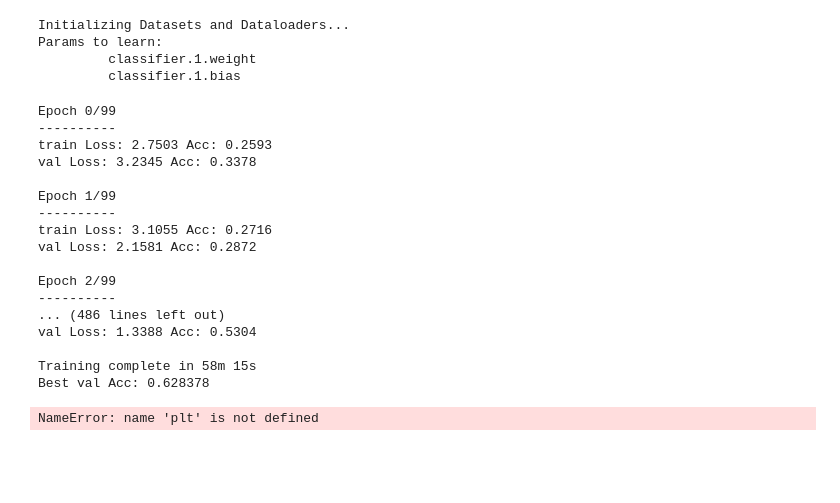
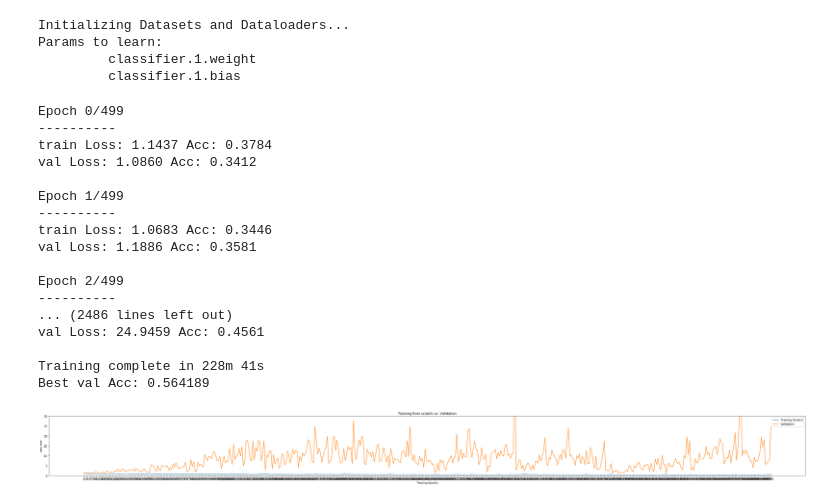
Before and after one commit to linda-benboudiaf/ImagesClassification, a Jupyter notebook: src/ImageClassificationScratch.py.ipynb, the cells around one changed output. Saved outputs shown, nothing was run; the diff lists cells and outputs as text; code cells hidden in the pictures; blank space fills up the shorter version.

```diff
--- a/src/ImageClassificationScratch.py.ipynb
+++ b/src/ImageClassificationScratch.py.ipynb
@@ -7,11 +7,11 @@ import time
 import torch.nn as nn
 import torch.optim as optim
 import numpy as np
-data_dir = "/home/lbenboudiaf/Bureau/ImageClassificationWithDeepLearning/GroceryStoreDataset/dataset/dataset2"
+data_dir = "/home/lbenboudiaf/Bureau/ImagesClassification/dataset/GroceryStoreDataset/dataset/OneClasse"
 model_name = "squeezenet"
-num_classes = 81
+num_classes = 3
 batch_size = 8
-num_epochs = 100 #Valeur Initiale par défaut comme dans le TP du Prof
+num_epochs = 500 #Valeur Initiale par défaut comme dans le TP du Prof
 feature_extract = True
 def train_model(model, dataloaders, criterion, optimizer, num_epochs=25, is_inception=False):
     since = time.time()
@@ -126,13 +126,14 @@ import os
 data_transforms = {
     'train': transforms.Compose([
         transforms.RandomResizedCrop(input_size),
-        transforms.RandomHorizontalFlip(),
+        transforms.CenterCrop(input_size),
         transforms.ToTensor(),
         transforms.Normalize([0.485, 0.456, 0.406], [0.229, 0.224, 0.225])
     ]),
     'val': transforms.Compose([
+        transforms.RandomResizedCrop(input_size),
+        transforms.ColorJitter(brightness=0.5, contrast=0.5, saturation=0.5, hue=0.5),
         transforms.Resize(input_size),
-        transforms.CenterCrop(input_size),
         transforms.ToTensor(),
         transforms.Normalize([0.485, 0.456, 0.406], [0.229, 0.224, 0.225])
     ]),
@@ -190,33 +191,34 @@ shist = []
 #ohist = [h.cpu().numpy() for h in hist]
 shist = [h.cpu().numpy() for h in scratch_hist]
 # %% [output]
-Epoch 0/99
+Epoch 0/499
 ----------
-train Loss: 2.7503 Acc: 0.2593
-val Loss: 3.2345 Acc: 0.3378
+train Loss: 1.1437 Acc: 0.3784
+val Loss: 1.0860 Acc: 0.3412
 
-Epoch 1/99
+Epoch 1/499
 ----------
-train Loss: 3.1055 Acc: 0.2716
-val Loss: 2.1581 Acc: 0.2872
+train Loss: 1.0683 Acc: 0.3446
+val Loss: 1.1886 Acc: 0.3581
 
-Epoch 2/99
+Epoch 2/499
 ----------
-... (486 lines left out)
-val Loss: 1.3388 Acc: 0.5304
+... (2486 lines left out)
+val Loss: 24.9459 Acc: 0.4561
 
-Training complete in 58m 15s
-Best val Acc: 0.628378
+Training complete in 228m 41s
+Best val Acc: 0.564189
 # %%
-
-#plt.title("Validation Accuracy vs. Number of Training Epochs")
+import matplotlib.pyplot as plt
+plt.title("Training from scratch vs. Validation")
 plt.xlabel("Training Epochs")
 plt.ylabel("Loss rate")
-plt.plot(range(1,num_epochs+1),train_loss,label="Training Scratch", figsize=(20,10))
-plt.plot(range(1,num_epochs+1),val_loss,label="Validation", figsize=(20,10))
-plt.ylim((0,1.))
+plt.plot(range(1,num_epochs+1),train_loss,label="Training Scratch")
+plt.plot(range(1,num_epochs+1),val_loss,label="Validation")
+plt.ylim((0,30))
 plt.xticks(np.arange(1, num_epochs+1, 1.0))
 plt.legend()
+plt.rcParams["figure.figsize"] = (100,4)
 plt.show()
 # %% [output]
-NameError: name 'plt' is not defined
+[figure, added]
```
Also changed, not shown: 12 other files.
